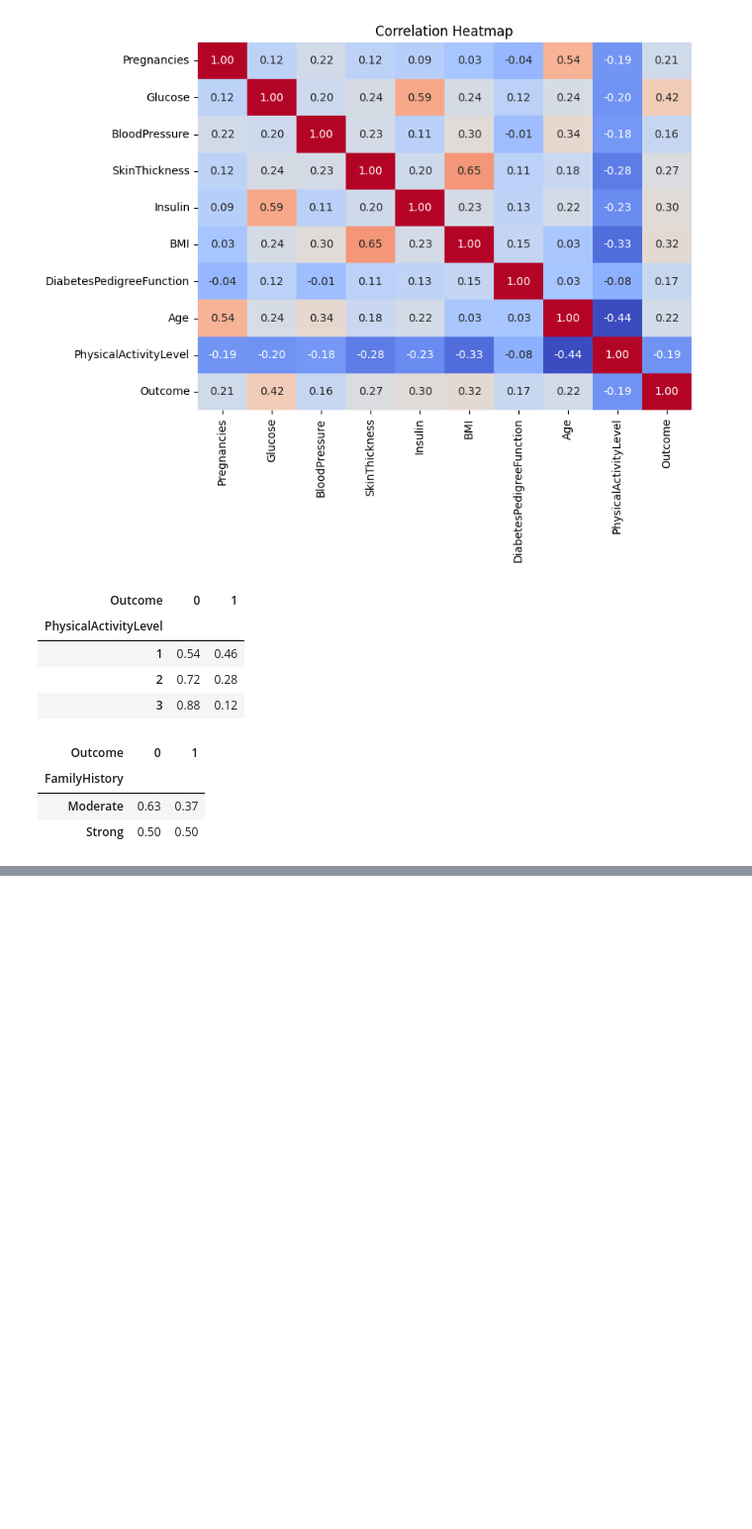
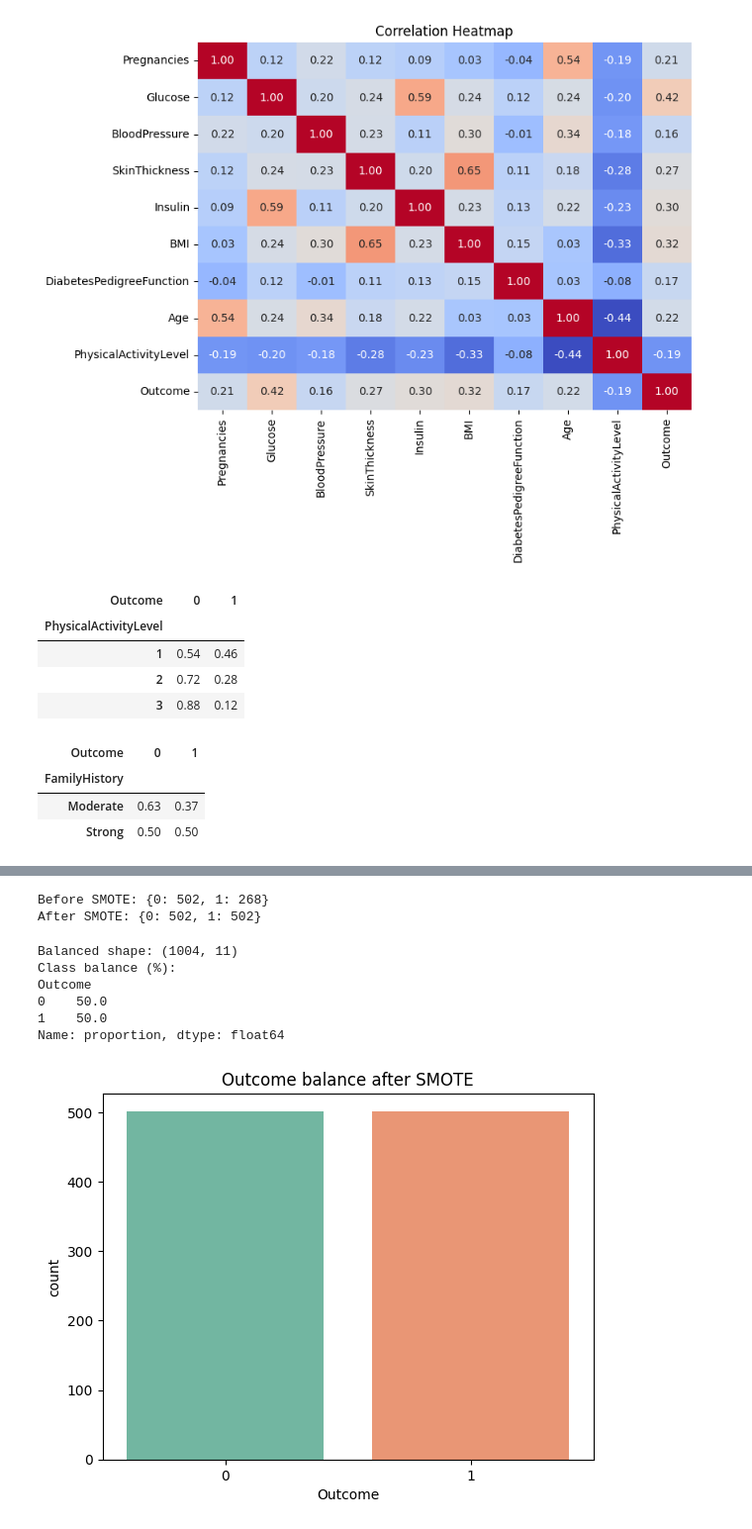
Before and after one commit to naveedakram83/diabetes-ml-2025, a Jupyter notebook: notebooks/diabetes_project.ipynb, the cells around one changed output, grey strips where cells are left out. Shown: that part at 99% size. Drawn from its saved outputs; the diff is of its cells as text; code cells hidden in the pictures; blank space fills up the shorter version.

```diff
--- a/notebooks/diabetes_project.ipynb
+++ b/notebooks/diabetes_project.ipynb
@@ -289,0 +370,13 @@ for col in cat_cols:
+# %%
+# Encode categorical columns before SMOTE
+from sklearn.preprocessing import LabelEncoder
+
+df_encoded = df.copy()
+cat_cols = ['FamilyHistory']
+
+for col in cat_cols:
+    le = LabelEncoder()
+    df_encoded[col] = le.fit_transform(df_encoded[col].astype(str))
+
+# verify encoding
+df_encoded[cat_cols].head()
@@ -289,0 +390,41 @@ for col in cat_cols:
+# %%
+from imblearn.over_sampling import SMOTE
+
+X = df_encoded.drop('Outcome', axis=1)
+y = df_encoded['Outcome']
+
+smote = SMOTE(random_state=42)
+X_res, y_res = smote.fit_resample(X, y)
+
+print("Before SMOTE:", y.value_counts().to_dict())
+print("After SMOTE:", y_res.value_counts().to_dict())
+
+df_balanced = pd.concat([X_res, y_res], axis=1)
+# %% [output]
+Before SMOTE: {0: 502, 1: 268}
+After SMOTE: {0: 502, 1: 502}
+# %%
+#(balance check + tidy)
+# (Optional) decode FamilyHistory back to labels for readability, if you still have `le`
+try:
+    df_balanced['FamilyHistory'] = le.inverse_transform(df_balanced['FamilyHistory'])
+except Exception:
+    pass  # safe to skip if `le` isn't in memory
+
+# Quick sanity checks
+print("Balanced shape:", df_balanced.shape)
+print("Class balance (%):")
+print(df_balanced['Outcome'].value_counts(normalize=True).mul(100).round(1))
+
+# Visual confirmation
+sns.countplot(x='Outcome', data=df_balanced, palette='Set2')
+plt.title("Outcome balance after SMOTE")
+plt.show()
+# %% [output]
+Balanced shape: (1004, 11)
+Class balance (%):
+Outcome
+0    50.0
+1    50.0
+Name: proportion, dtype: float64
+[figure, added]
```
Also changed, not shown: parts of 28 cells of this notebook.
